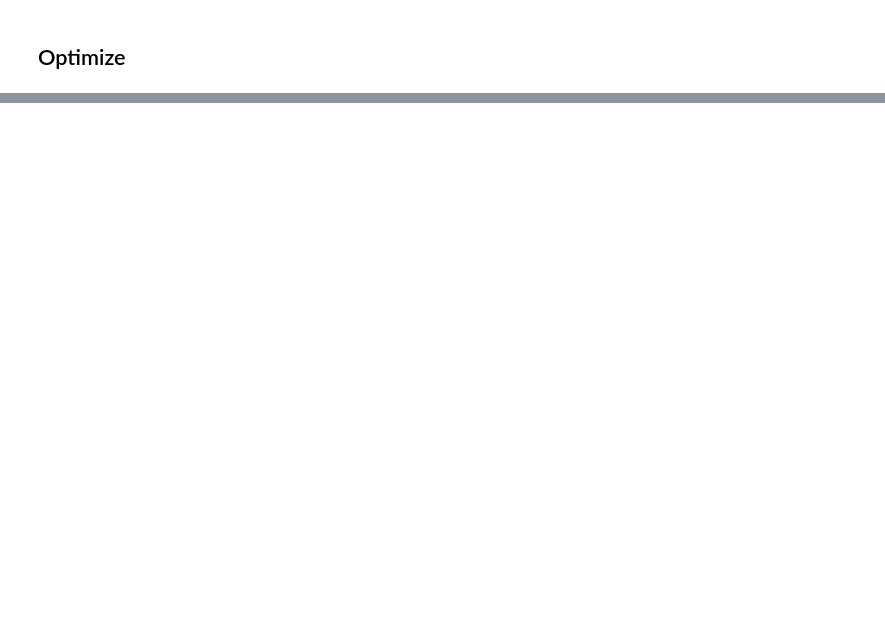
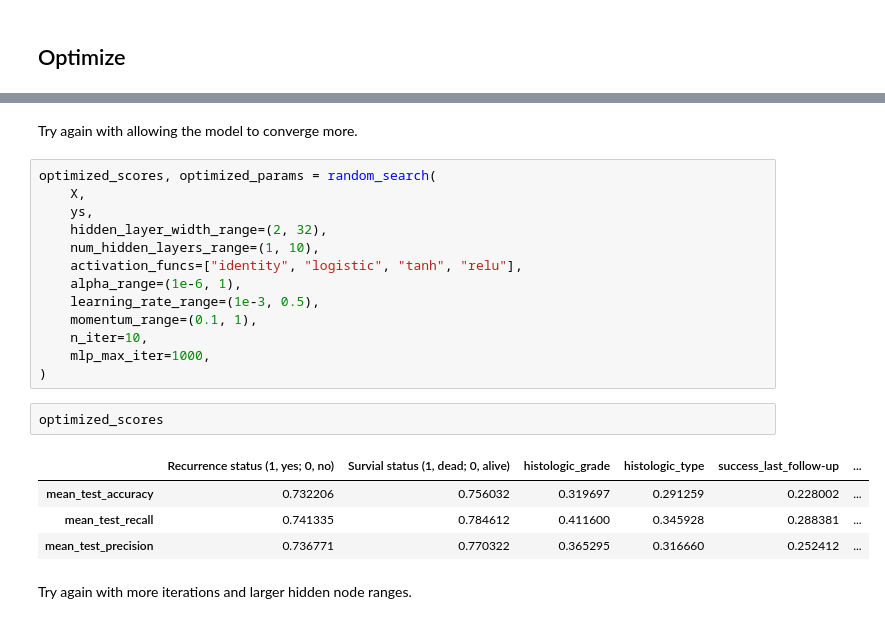
Before and after one commit to caleb-lindgren/deltaCorrML, a Jupyter notebook: mlp.ipynb, the cells around one changed output, grey strips where cells are left out. Drawn from its saved outputs; the diff is of its cells as text; blank space fills up the shorter version.

```diff
--- a/mlp.ipynb
+++ b/mlp.ipynb
@@ -212,0 +161,24 @@ for target, res in optimized_acc.items():
+# %% [markdown]
+Try again with allowing the model to converge more.
+# %%
+optimized_scores, optimized_params = random_search(
+    X,
+    ys,
+    hidden_layer_width_range=(2, 32),
+    num_hidden_layers_range=(1, 10),
+    activation_funcs=["identity", "logistic", "tanh", "relu"],
+    alpha_range=(1e-6, 1),
+    learning_rate_range=(1e-3, 0.5),
+    momentum_range=(0.1, 1),
+    n_iter=10,
+    mlp_max_iter=1000,
+)
+# %%
+optimized_scores
+# %% [output]
+|  | Recurrence status (1, yes; 0, no) | Survial status (1, dead; 0, alive) | histologic_grade | histologic_type | success_last_follow-up | ... |
+| mean_test_accuracy | 0.732206 | 0.756032 | 0.319697 | 0.291259 | 0.228002 | ... |
+| mean_test_recall | 0.741335 | 0.784612 | 0.411600 | 0.345928 | 0.288381 | ... |
+| mean_test_precision | 0.736771 | 0.770322 | 0.365295 | 0.316660 | 0.252412 | ... |
+# %% [markdown]
+Try again with more iterations and larger hidden node ranges.
```
Also changed, not shown: parts of 13 cells of this notebook, 2 other files.
